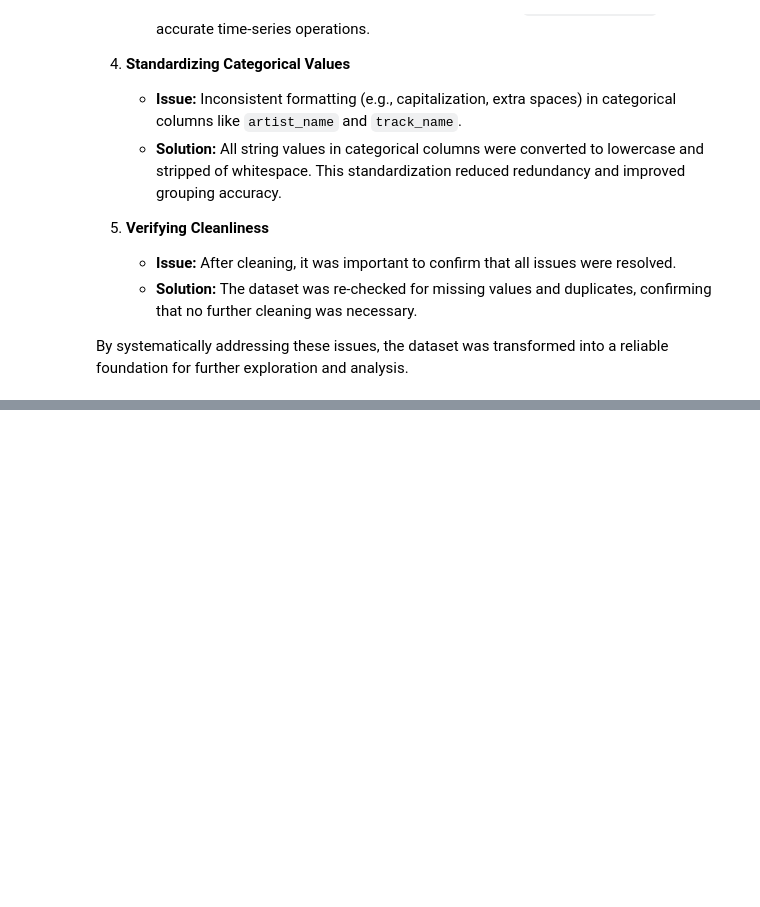
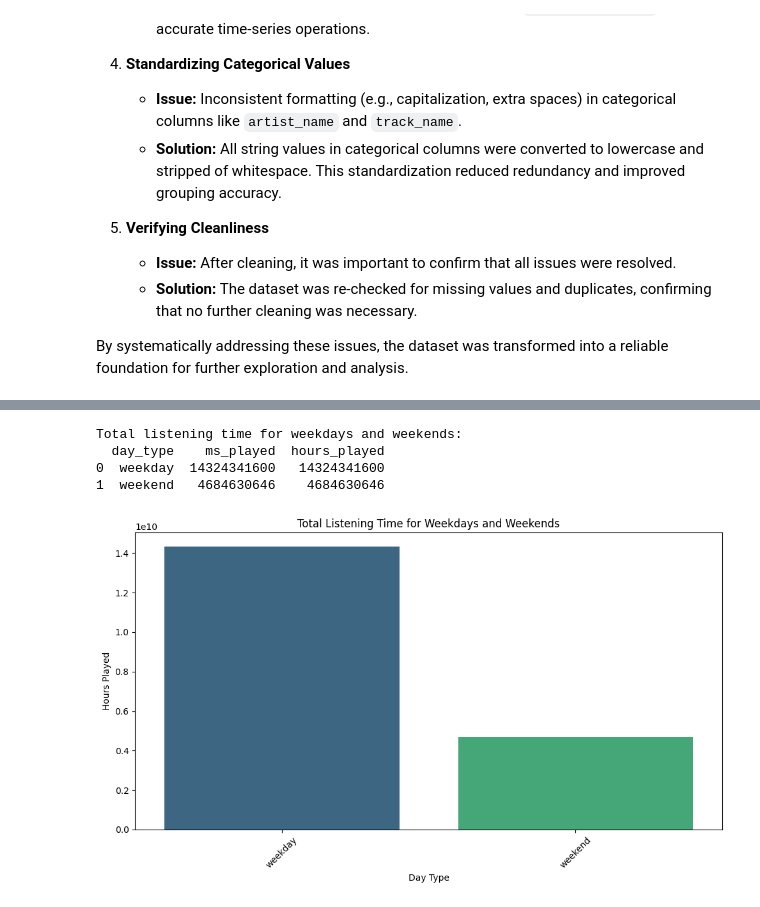
Before and after one commit to Adam-Ansar/spotify-listening-history-analysis, a Jupyter notebook: spotify_analysis.ipynb, the cells around one changed output, grey strips where cells are left out. Drawn from its saved outputs; the diff is of its cells as text; code cells hidden in the pictures; blank space fills up the shorter version.

```diff
--- a/spotify_analysis.ipynb
+++ b/spotify_analysis.ipynb
@@ -242,0 +246,19 @@ By applying hypothesis testing, we can uncover statistically significant insight
+# %%
+# Load the cleaned dataset
+df_cleaned = pd.read_csv('spotify_history_cleaned.csv')
+# %%
+# Define lists into weekdays and weekends
+weekdays = ['monday', 'tuesday', 'wednesday', 'thursday', 'friday']
+weekends = ['saturday', 'sunday']
+# %%
+# Ensure 'ts' column is in datetime format
+df_cleaned['ts'] = pd.to_datetime(df_cleaned['ts'])
+
+# Create a new column 'day_type' to categorize days
+df_cleaned['day_type'] = df_cleaned['ts'].dt.day_name().str.lower().apply(
+    lambda x: 'weekday' if x in weekdays else 'weekend' if x in weekends else 'unknown'
+)
+
+print("Created 'day_type' column.")
+# Display a sample to verify
+print(df_cleaned[['ts', 'day_type']].sample(5))
@@ -242,0 +273,25 @@ By applying hypothesis testing, we can uncover statistically significant insight
+# %%
+# Generate total listening time for weekends and weekdays
+total_listening_time = df_cleaned.groupby('day_type')['ms_played'].sum(). reset_index()
+total_listening_time['ms_played'] = total_listening_time['ms_played']   # Convert milliseconds to hours for better readability
+total_listening_time['hours_played'] = total_listening_time['ms_played']
+
+# Print the total listening time for weekdays and weekends
+print("Total listening time for weekdays and weekends:")
+print(total_listening_time[['day_type', 'ms_played', 'hours_played']])
+# %% [output]
+Total listening time for weekdays and weekends:
+  day_type    ms_played  hours_played
+0  weekday  14324341600   14324341600
+1  weekend   4684630646    4684630646
+# %%
+plt.figure(figsize=(10, 6))
+sns.barplot(x='day_type', y='hours_played', hue='day_type', data=total_listening_time, palette='viridis', legend=False)
+plt.title('Total Listening Time for Weekdays and Weekends')
+plt.xlabel('Day Type')
+plt.ylabel('Hours Played')
+plt.xticks(rotation=45)
+plt.tight_layout()
+plt.show()
+# %% [output]
+[figure, added]
```
Also changed, not shown: parts of 10 cells of this notebook.
